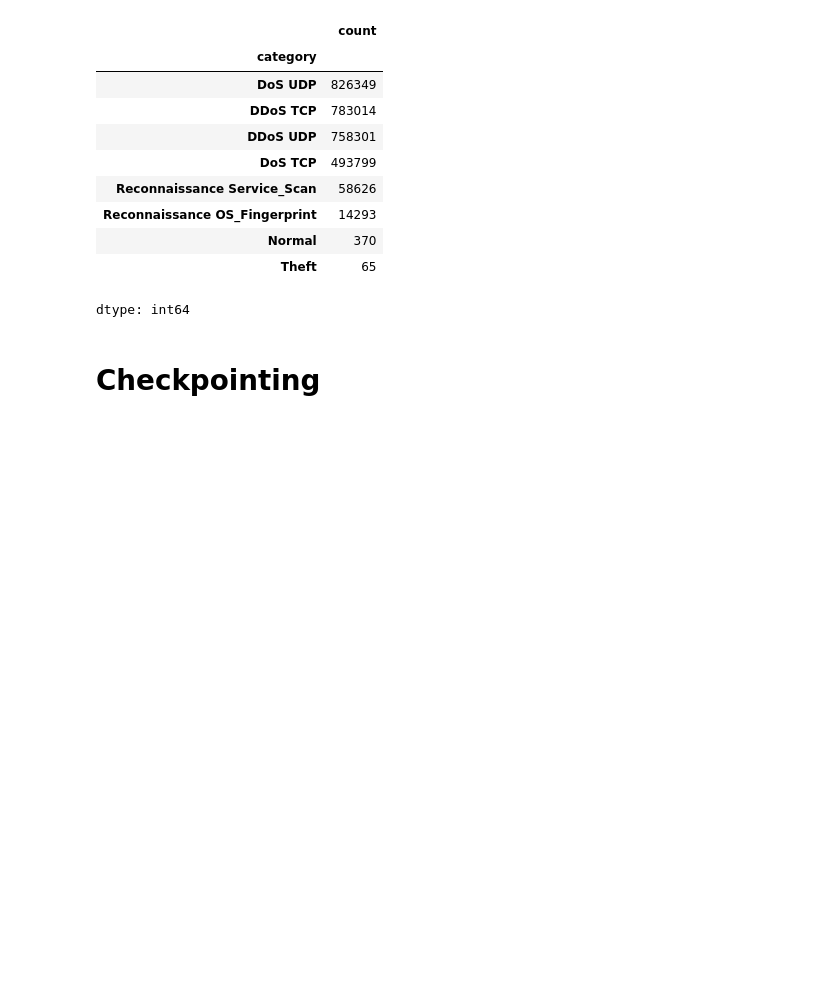
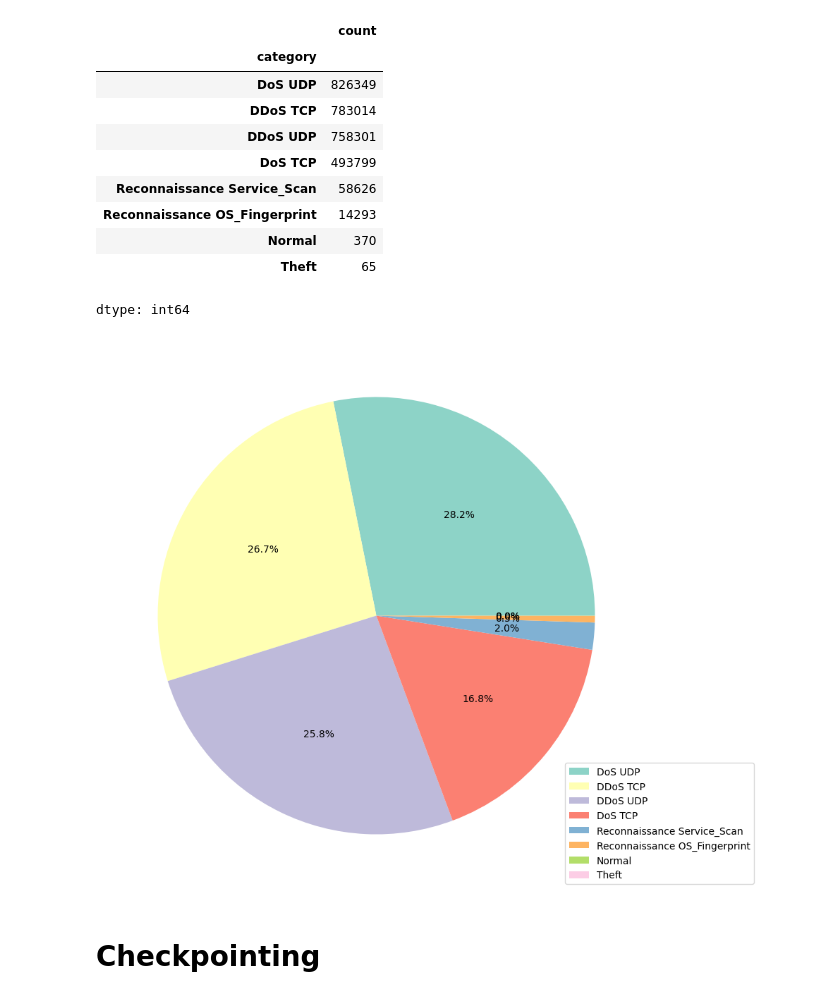
Before and after one commit to merzouka/bds.ml, a Jupyter notebook: eda/eda.ipynb, the cells around one changed output. Drawn from its saved outputs; the diff is of its cells as text; code cells hidden in the pictures; blank space fills up the shorter version.

Commit message:
Added chart of categories

```diff
--- a/eda/eda.ipynb
+++ b/eda/eda.ipynb
@@ -422,6 +423,15 @@ training['category'].value_counts()
 dtype: int64
 # %%
 testing['category'] = testing['category'].map(clean_target)
+# %%
+category_counts = training['category'].value_counts()
+plt.figure(figsize=(10, 14))
+colors = plt.cm.Set3(range(len(category_counts)))  # or use custom colors
+plt.pie(category_counts, labels=None, colors=colors, autopct='%1.1f%%')
+plt.legend(category_counts.index, loc='lower right', bbox_to_anchor=(1.2, 0))
+plt.show()
+# %% [output]
+[figure, added]
 # %% [markdown]
 # Checkpointing
 # %%
```
Also changed, not shown: parts of 1 cell of this notebook.
